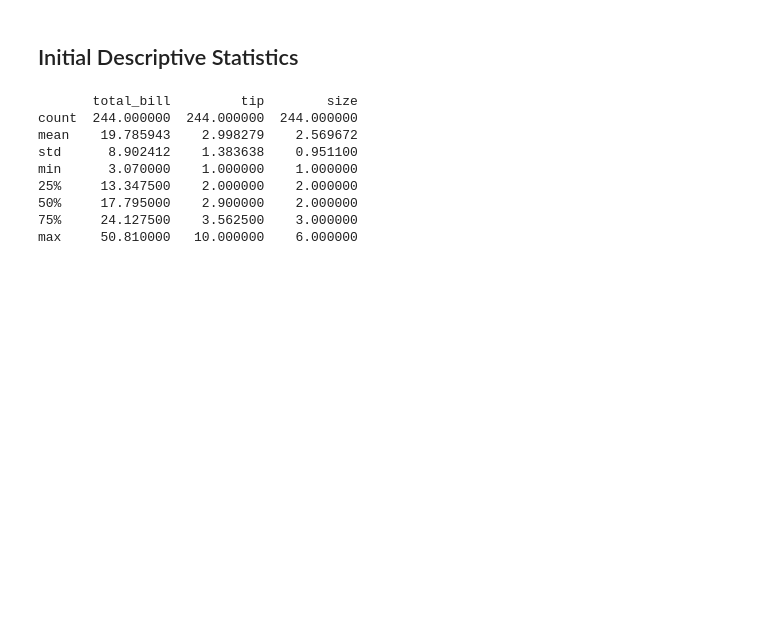
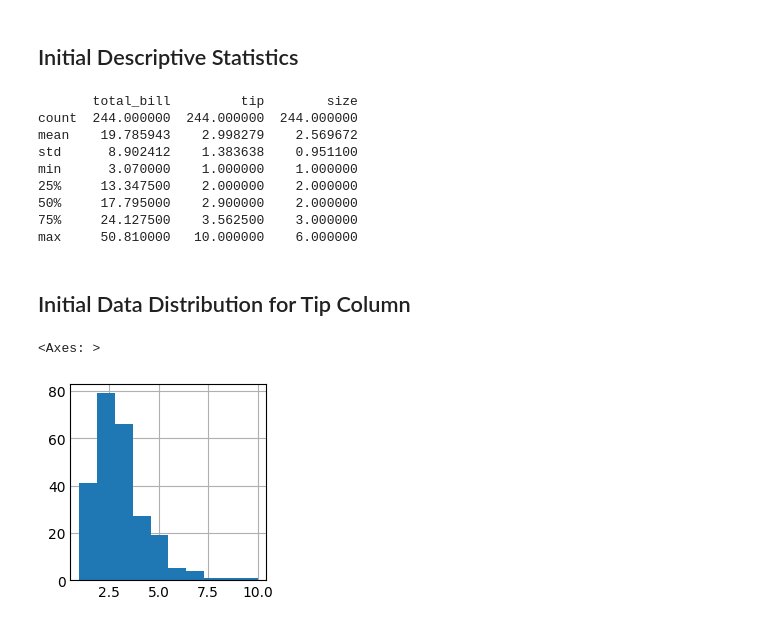
Before and after one commit to klg56880/datafun-06-eda, a Jupyter notebook: karitaylor_eda.ipynb, the cells around one changed output. Cells and saved outputs as stored; diff of their text form; code cells hidden in the pictures; blank space fills up the shorter version.

```diff
--- a/karitaylor_eda.ipynb
+++ b/karitaylor_eda.ipynb
@@ -65,3 +66,11 @@ min      3.070000    1.000000    1.000000
 50%     17.795000    2.900000    2.000000
 75%     24.127500    3.562500    3.000000
 max     50.810000   10.000000    6.000000
+# %% [markdown]
+## Initial Data Distribution for Tip Column
+# %%
+# Inspect histogram by numerical column
+df['tip'].hist()
+# %% [output]
+<Axes: >
+[figure, added]
```
Also changed, not shown: parts of 40 cells of this notebook.
